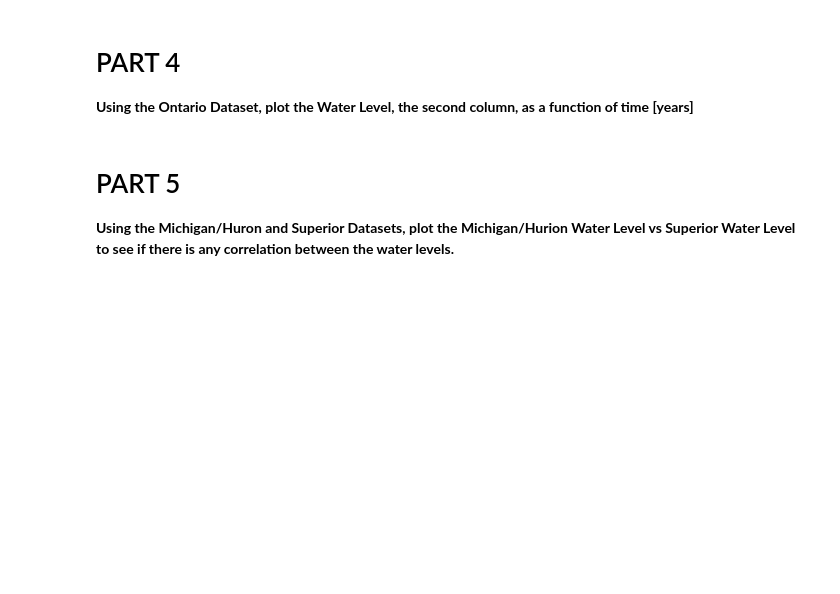
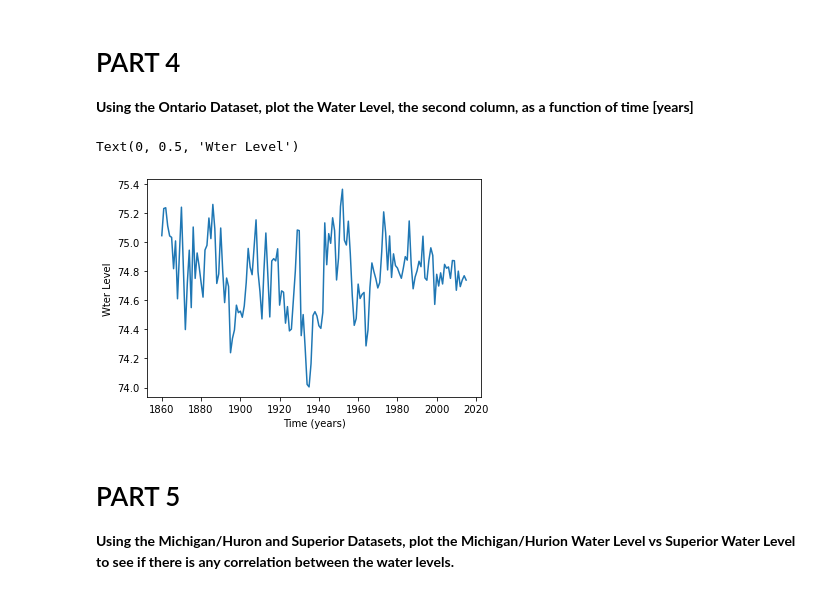
Before and after one commit to Jorogogata/CMSE202_Git_Started, a Jupyter notebook: Great_Lakes_and_Grand_River.ipynb, the cells around one changed output. Drawn from its saved outputs; the diff is of its cells as text; code cells hidden in the pictures; blank space fills up the shorter version.

```diff
--- a/Great_Lakes_and_Grand_River.ipynb
+++ b/Great_Lakes_and_Grand_River.ipynb
@@ -65,6 +65,16 @@ plt.plot(eri['Lake Erie annual averages'],eri['Unnamed: 1'])
 # PART 4
 
 **Using the Ontario Dataset, plot the Water Level, the second column, as a function of time [years]**
+# %%
+# Insert Code Here
+ont = pd.read_csv('ont.csv')
+ont
+plt.plot(ont['Lake Ontario annual averages'],ont['AnnAvg'])
+plt.xlabel('Time (years)')
+plt.ylabel('Wter Level')
+# %% [output]
+Text(0, 0.5, 'Wter Level')
+[figure, added]
 # %% [markdown]
 # PART 5
 
```
